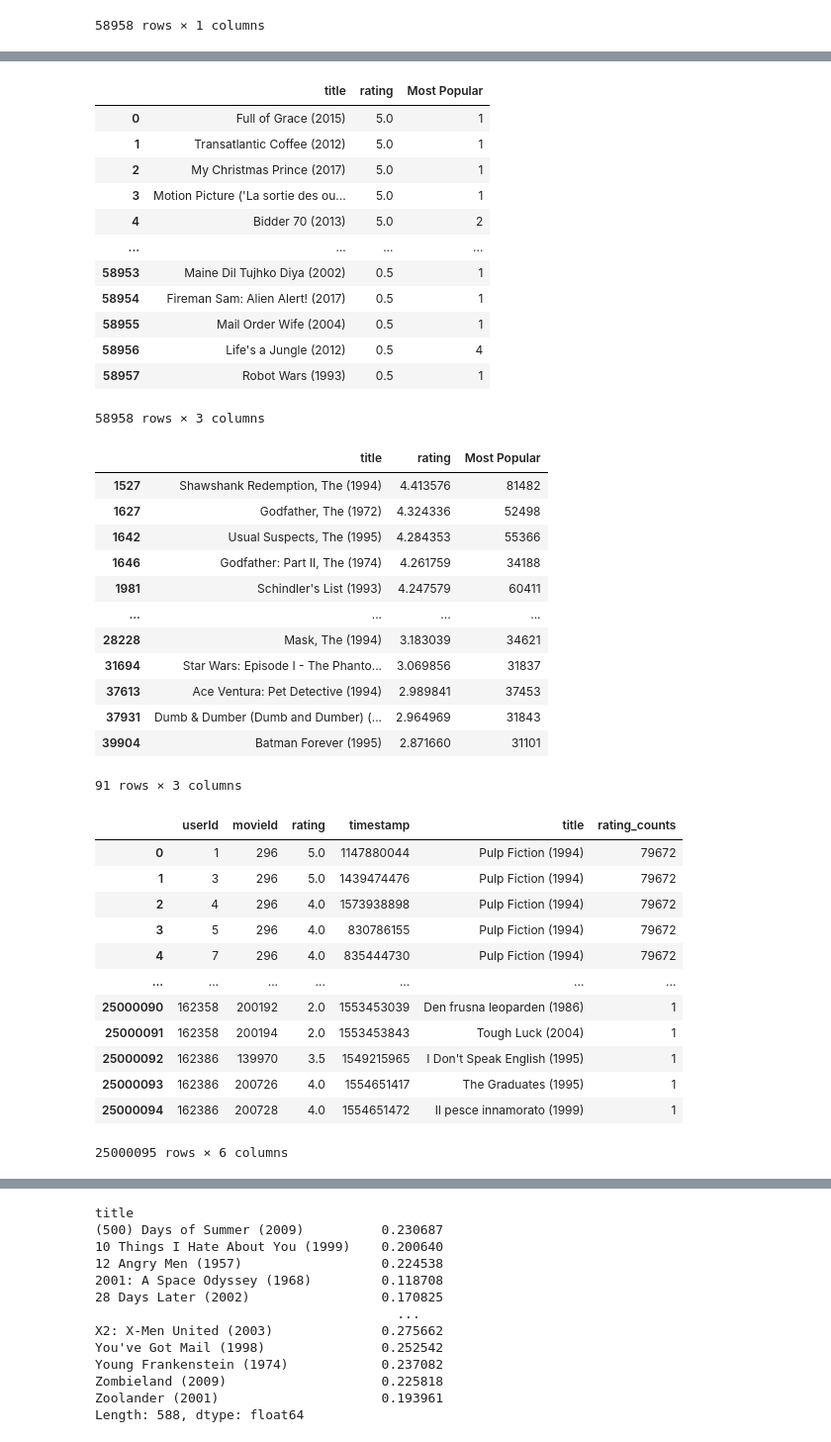
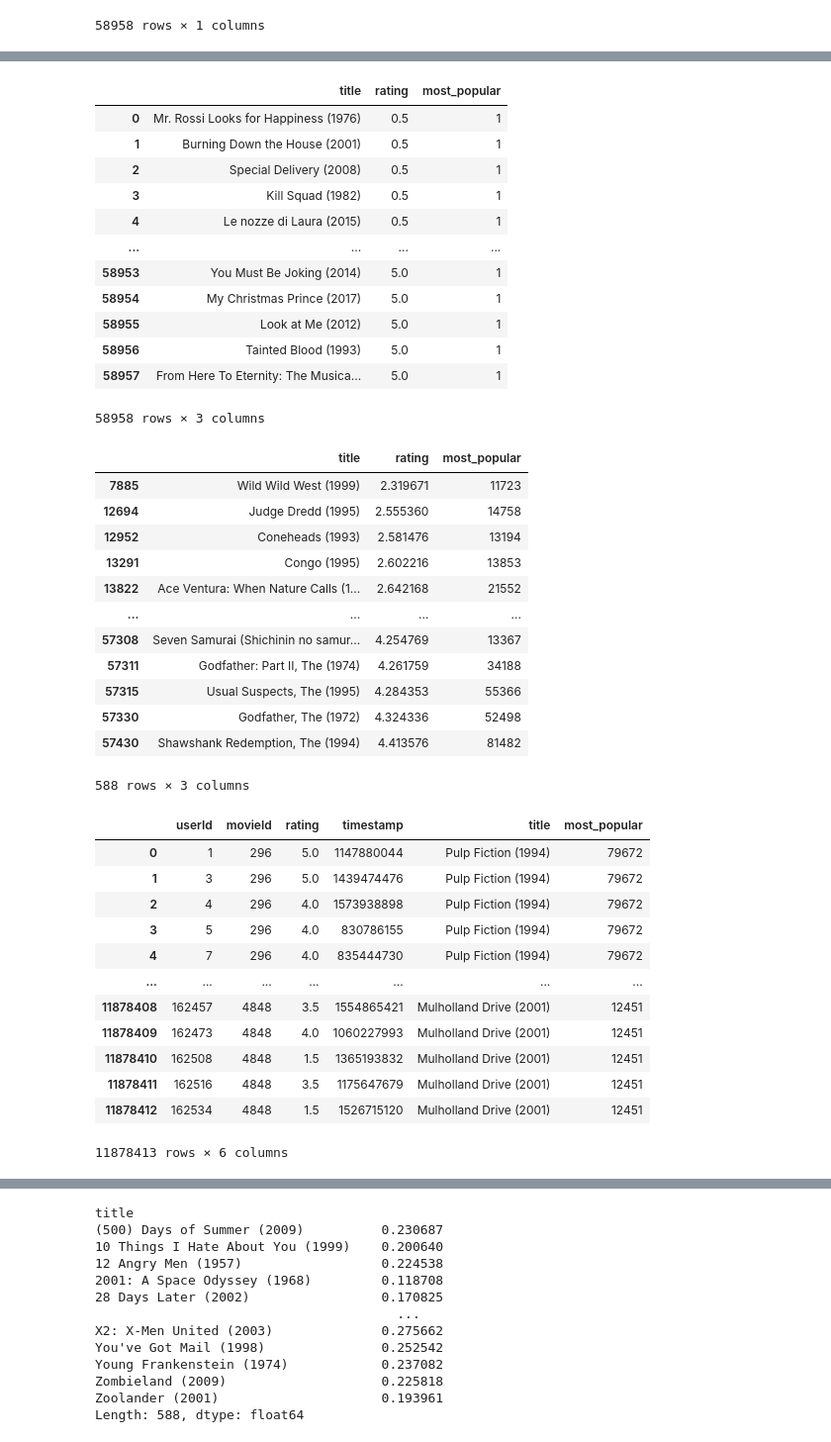
Before and after one commit to EN10/RecommendationAI, a Jupyter notebook: Movie_Step_by_Step.ipynb, the cells around one changed output, grey strips where cells are left out. Shown: that part at 99% size. Cells and saved outputs as stored; diff of their text form; code cells hidden in the pictures.

```diff
--- a/Movie_Step_by_Step.ipynb
+++ b/Movie_Step_by_Step.ipynb
@@ -78,6 +78,6 @@ movies_ratings
 | 25000094 | 162386 | 200728 | 4.0 | 1554651472 | Il pesce innamorato (1999) |
 25000095 rows × 5 columns
 # %%
-popularity = movies_ratings.groupby('title').size().reset_index(name='Most Popular')
+popularity = movies_ratings.groupby('title').size().reset_index(name='most_popular')
 popularity
 # %% [output]
@@ -95,6 +95,6 @@ popularity
 | 58957 | 줄탁동시 (2012) | 2 |
 58958 rows × 2 columns
 # %%
-popularity = popularity.sort_values(by=['Most Popular'])
+popularity = popularity.sort_values(by=['most_popular'])
 popularity
 # %% [output]
@@ -149,53 +149,52 @@ ratings_mean
 58958 rows × 1 columns
 # %%
-mean_popular = pd.merge(ratings_mean, popularity[['title', 'Most Popular']], on='title')
+mean_popular = pd.merge(ratings_mean, popularity[['title', 'most_popular']], on='title')
 mean_popular
 # %% [output]
-|  | title | rating | Most Popular |
-| 0 | Full of Grace (2015) | 5.0 | 1 |
-| 1 | Transatlantic Coffee (2012) | 5.0 | 1 |
-| 2 | My Christmas Prince (2017) | 5.0 | 1 |
-| 3 | Motion Picture ('La sortie des ou... | 5.0 | 1 |
-| 4 | Bidder 70 (2013) | 5.0 | 2 |
+|  | title | rating | most_popular |
+| 0 | Mr. Rossi Looks for Happiness (1976) | 0.5 | 1 |
+| 1 | Burning Down the House (2001) | 0.5 | 1 |
+| 2 | Special Delivery (2008) | 0.5 | 1 |
+| 3 | Kill Squad (1982) | 0.5 | 1 |
+| 4 | Le nozze di Laura (2015) | 0.5 | 1 |
 | ... | ... | ... | ... |
-| 58953 | Maine Dil Tujhko Diya (2002) | 0.5 | 1 |
-| 58954 | Fireman Sam: Alien Alert! (2017) | 0.5 | 1 |
-| 58955 | Mail Order Wife (2004) | 0.5 | 1 |
-| 58956 | Life's a Jungle (2012) | 0.5 | 4 |
-| 58957 | Robot Wars (1993) | 0.5 | 1 |
+| 58953 | You Must Be Joking (2014) | 5.0 | 1 |
+| 58954 | My Christmas Prince (2017) | 5.0 | 1 |
+| 58955 | Look at Me (2012) | 5.0 | 1 |
+| 58956 | Tainted Blood (1993) | 5.0 | 1 |
+| 58957 | From Here To Eternity: The Musica... | 5.0 | 1 |
 58958 rows × 3 columns
 # %%
-mean_popular = mean_popular[mean_popular['Most Popular']>30000]
+mean_popular = mean_popular[mean_popular['most_popular']>10000]
 mean_popular
 # %% [output]
-|  | title | rating | Most Popular |
-| 1527 | Shawshank Redemption, The (1994) | 4.413576 | 81482 |
-| 1627 | Godfather, The (1972) | 4.324336 | 52498 |
-| 1642 | Usual Suspects, The (1995) | 4.284353 | 55366 |
-| 1646 | Godfather: Part II, The (1974) | 4.261759 | 34188 |
-| 1981 | Schindler's List (1993) | 4.247579 | 60411 |
+|  | title | rating | most_popular |
+| 7885 | Wild Wild West (1999) | 2.319671 | 11723 |
+| 12694 | Judge Dredd (1995) | 2.555360 | 14758 |
+| 12952 | Coneheads (1993) | 2.581476 | 13194 |
+| 13291 | Congo (1995) | 2.602216 | 13853 |
+| 13822 | Ace Ventura: When Nature Calls (1... | 2.642168 | 21552 |
 | ... | ... | ... | ... |
-| 28228 | Mask, The (1994) | 3.183039 | 34621 |
-| 31694 | Star Wars: Episode I - The Phanto... | 3.069856 | 31837 |
-| 37613 | Ace Ventura: Pet Detective (1994) | 2.989841 | 37453 |
-| 37931 | Dumb & Dumber (Dumb and Dumber) (... | 2.964969 | 31843 |
-| 39904 | Batman Forever (1995) | 2.871660 | 31101 |
+| 57308 | Seven Samurai (Shichinin no samur... | 4.254769 | 13367 |
+| 57311 | Godfather: Part II, The (1974) | 4.261759 | 34188 |
+| 57315 | Usual Suspects, The (1995) | 4.284353 | 55366 |
+| 57330 | Godfather, The (1972) | 4.324336 | 52498 |
+| 57430 | Shawshank Redemption, The (1994) | 4.413576 | 81482 |
-91 rows × 3 columns
+588 rows × 3 columns
 # %%
-ratings_mean = ratings_mean.reset_index()
-userid_counts = pd.merge(movies_ratings, ratings_mean[['title','rating_counts']], on='title')
-userid_counts
+user_ratings = pd.merge(movies_ratings,mean_popular[['title','most_popular']], on='title')
+user_ratings
 # %% [output]
-|  | userId | movieId | rating | timestamp | title | rating_counts |
+|  | userId | movieId | rating | timestamp | title | most_popular |
 | 0 | 1 | 296 | 5.0 | 1147880044 | Pulp Fiction (1994) | 79672 |
 | 1 | 3 | 296 | 5.0 | 1439474476 | Pulp Fiction (1994) | 79672 |
 | 2 | 4 | 296 | 4.0 | 1573938898 | Pulp Fiction (1994) | 79672 |
 | 3 | 5 | 296 | 4.0 | 830786155 | Pulp Fiction (1994) | 79672 |
 | 4 | 7 | 296 | 4.0 | 835444730 | Pulp Fiction (1994) | 79672 |
 | ... | ... | ... | ... | ... | ... | ... |
-| 25000090 | 162358 | 200192 | 2.0 | 1553453039 | Den frusna leoparden (1986) | 1 |
-| 25000091 | 162358 | 200194 | 2.0 | 1553453843 | Tough Luck (2004) | 1 |
-| 25000092 | 162386 | 139970 | 3.5 | 1549215965 | I Don't Speak English (1995) | 1 |
-| 25000093 | 162386 | 200726 | 4.0 | 1554651417 | The Graduates (1995) | 1 |
-| 25000094 | 162386 | 200728 | 4.0 | 1554651472 | Il pesce innamorato (1999) | 1 |
+| 11878408 | 162457 | 4848 | 3.5 | 1554865421 | Mulholland Drive (2001) | 12451 |
+| 11878409 | 162473 | 4848 | 4.0 | 1060227993 | Mulholland Drive (2001) | 12451 |
+| 11878410 | 162508 | 4848 | 1.5 | 1365193832 | Mulholland Drive (2001) | 12451 |
+| 11878411 | 162516 | 4848 | 3.5 | 1175647679 | Mulholland Drive (2001) | 12451 |
+| 11878412 | 162534 | 4848 | 1.5 | 1526715120 | Mulholland Drive (2001) | 12451 |
-25000095 rows × 6 columns
+11878413 rows × 6 columns
```
Also changed, not shown: parts of 5 cells of this notebook.
